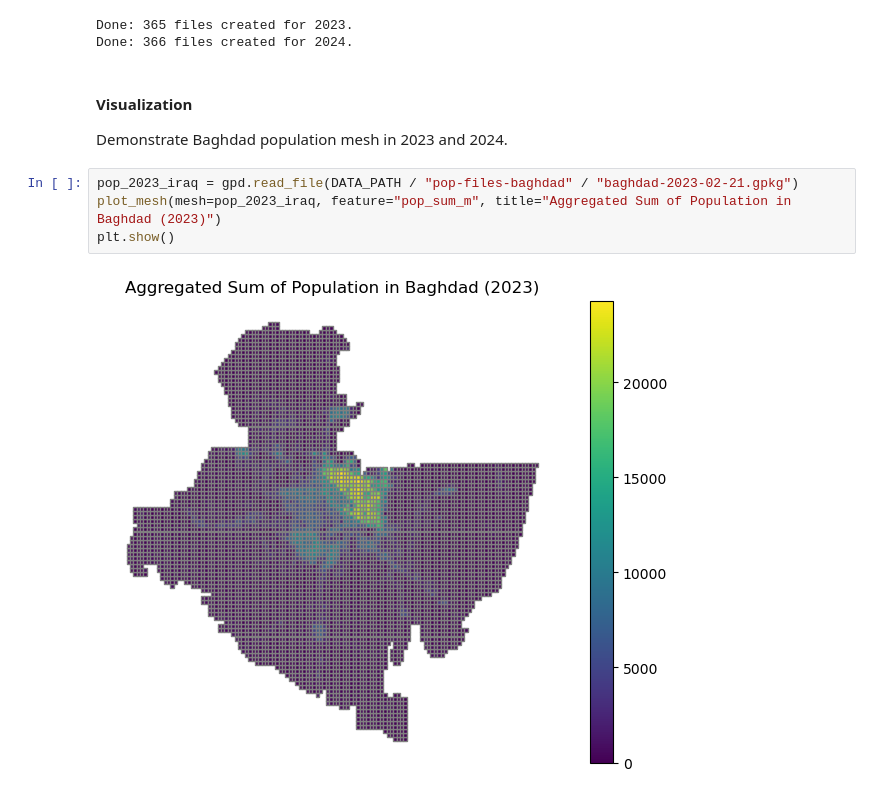
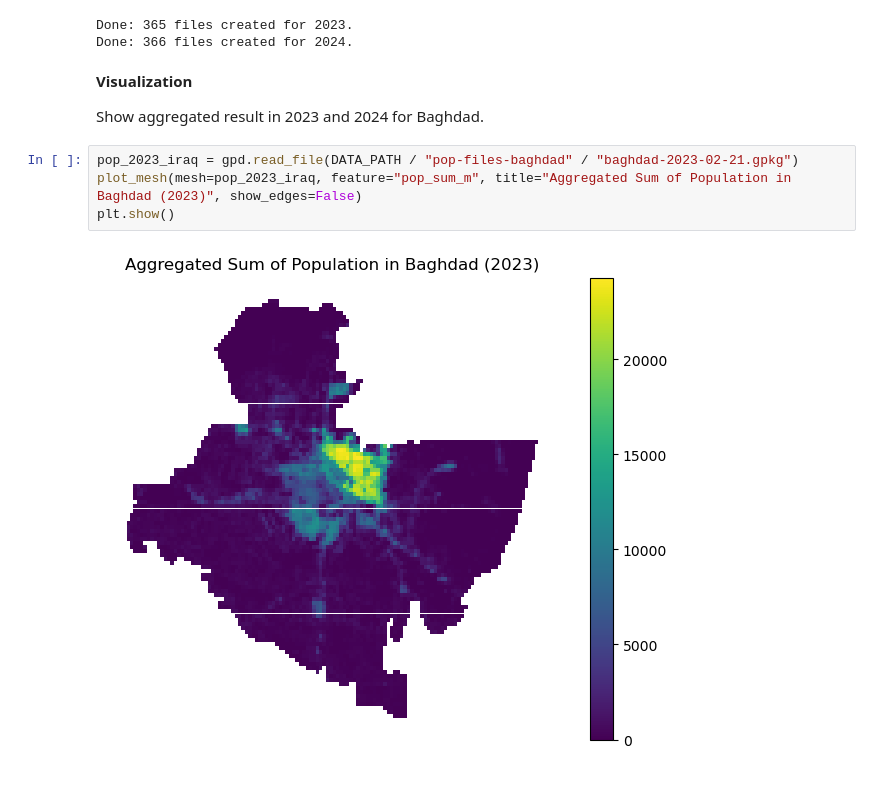
Before and after one commit to yixuan228/air-pollution-mobility-research-project, a Jupyter notebook: notebooks/2_contributing_factors_data_analysis.ipynb, the cells around one changed output. Cells and saved outputs as stored; diff of their text form.

```diff
--- a/notebooks/2_contributing_factors_data_analysis.ipynb
+++ b/notebooks/2_contributing_factors_data_analysis.ipynb
@@ -385,14 +391,14 @@ generate_daily_files(src_2024_iraq, 2024, 366, "baghdad", output_path)
 Done: 365 files created for 2023.
 Done: 366 files created for 2024.
 # %% [markdown]
-#### Visualization
+**Visualization**
 
-Demonstrate Baghdad population mesh in 2023 and 2024.
+Show aggregated result in 2023 and 2024 for Baghdad.
 # %%
 pop_2023_iraq = gpd.read_file(DATA_PATH / "pop-files-baghdad" / "baghdad-2023-02-21.gpkg")
-plot_mesh(mesh=pop_2023_iraq, feature="pop_sum_m", title="Aggregated Sum of Population in Baghdad (2023)")
+plot_mesh(mesh=pop_2023_iraq, feature="pop_sum_m", title="Aggregated Sum of Population in Baghdad (2023)", show_edges=False)
 plt.show()
 # %% [output]
-[figure, old version]
+[figure, new version]
 # %%
 pop_2024_iraq = gpd.read_file(DATA_PATH / "pop-files-baghdad" / "baghdad-2024-02-21.gpkg")
```
Also changed, not shown: parts of 12 cells of this notebook.
